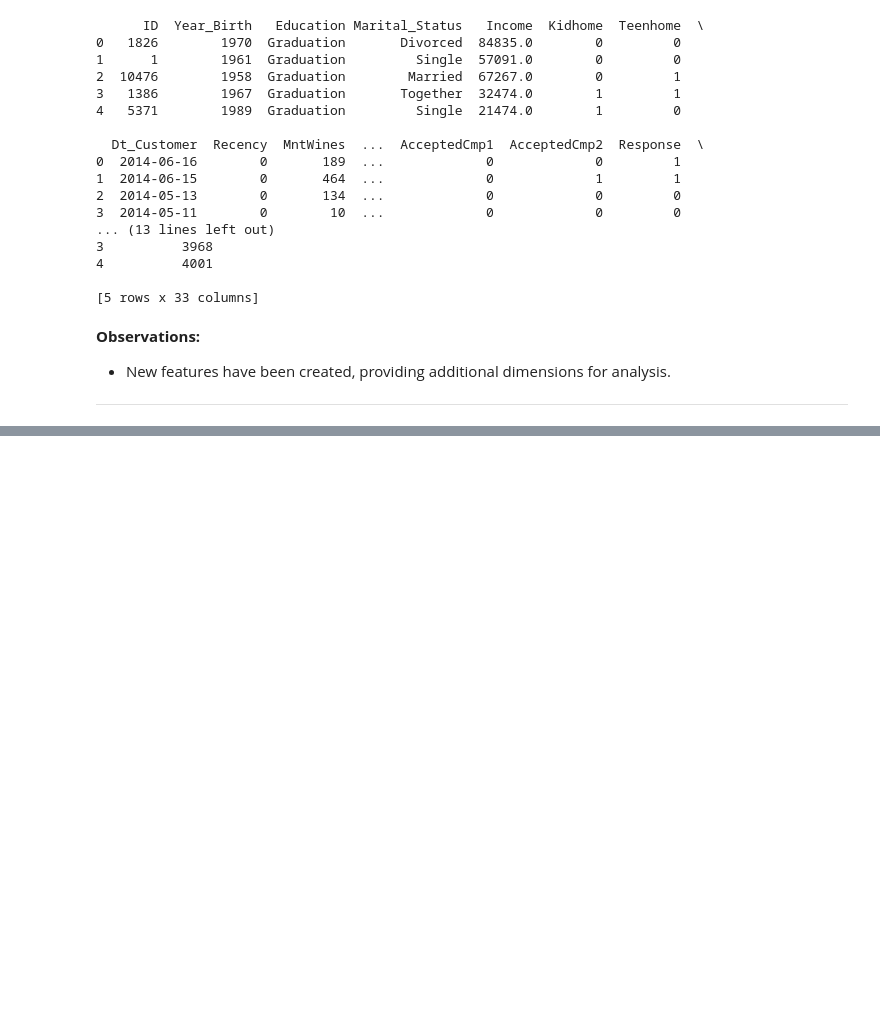
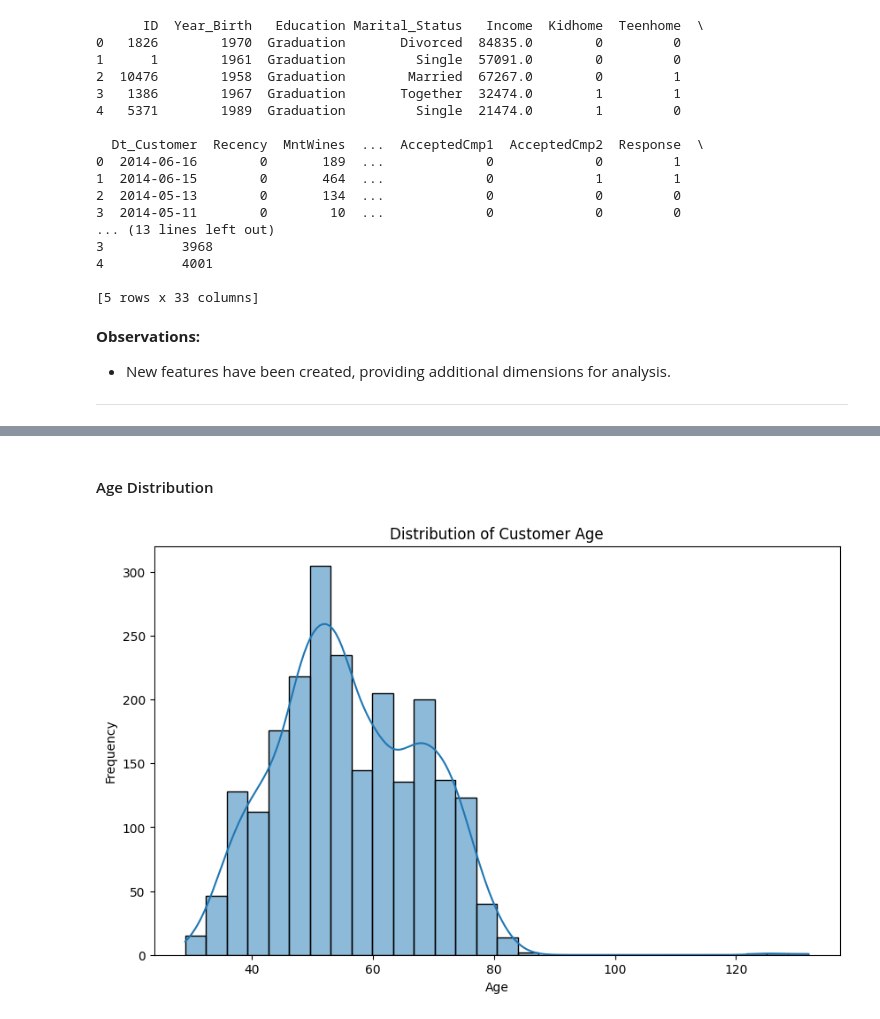
Before and after one commit to tomdu3/marketing-campaing-ds, a Jupyter notebook: marketing_campaing.ipynb, the cells around one changed output, grey strips where cells are left out. Saved outputs shown, nothing was run; the diff lists cells and outputs as text; code cells hidden in the pictures; blank space fills up the shorter version.

```diff
--- a/marketing_campaing.ipynb
+++ b/marketing_campaing.ipynb
@@ -336,0 +369,11 @@ print(data.head())
+# %% [markdown]
+#### Age Distribution
+# %%
+plt.figure(figsize=(10, 6))
+sns.histplot(data['Age'], kde=True, bins=30)
+plt.title('Distribution of Customer Age')
+plt.xlabel('Age')
+plt.ylabel('Frequency')
+plt.show()
+# %% [output]
+[figure, added]
```
Also changed, not shown: parts of 6 cells of this notebook.
